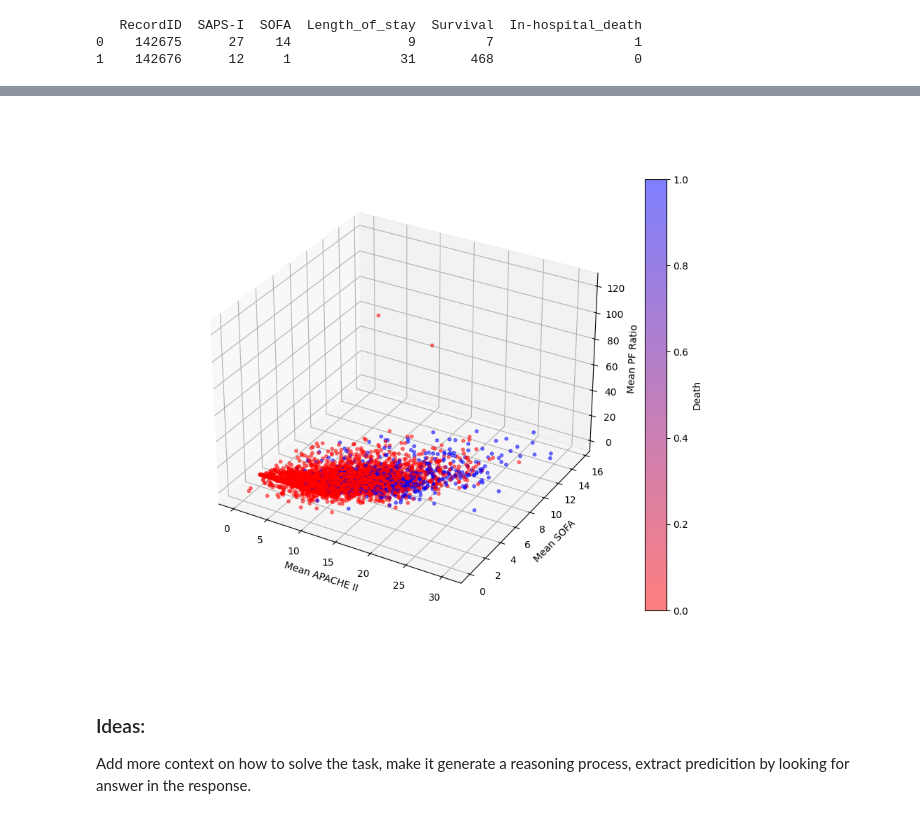
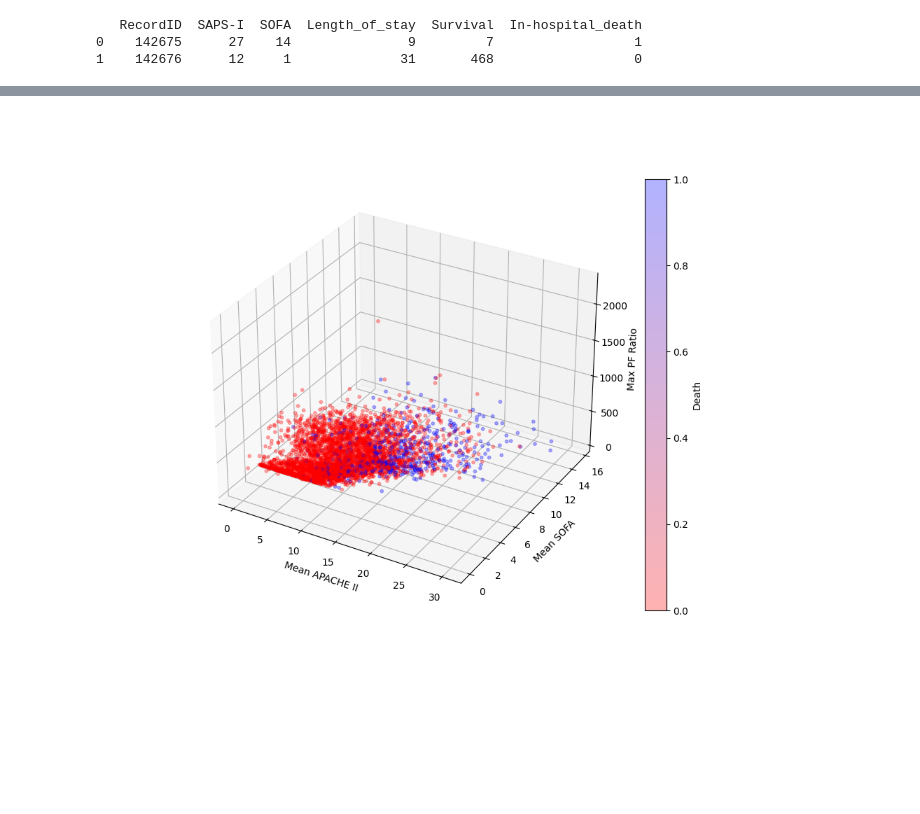
Before and after one commit to gardonig/hcml_projects, a Jupyter notebook: task_1/foundation_models.ipynb, the cells around one changed output, grey strips where cells are left out. Cells and saved outputs as stored; diff of their text form; code cells hidden in the pictures; blank space fills up the shorter version.

```diff
--- a/task_1/foundation_models.ipynb
+++ b/task_1/foundation_models.ipynb
@@ -509,24 +575,22 @@ plt.show()
 # %%
 from mpl_toolkits.mplot3d import Axes3D
 import matplotlib.colors as mcolors
 %matplotlib widget
 red_blue = mcolors.LinearSegmentedColormap.from_list('red_blue', ['red', 'blue'])
 
 plt.close()
 plt.close()
 
 df = pd.merge(finalDF, targetDF, on='PatientID', suffixes=('_pred', '_true'))
 fig = plt.figure(figsize=(10, 8))
 ax = fig.add_subplot(111, projection='3d')
-sc = ax.scatter(df['Mean_APACHE_II'], df['Mean_SOFA'], df['Max_PF_Ratio'], c=df['Death'], cmap=red_blue, alpha=0.5, s=10)
+sc = ax.scatter(df['Mean_APACHE_II'], df['Mean_SOFA'], df['Max_PF_Ratio'], c=df['Death'], cmap=red_blue, alpha=0.3, s=10)
 
 ax.set_xlabel('Mean APACHE II')
 ax.set_ylabel('Mean SOFA')
-ax.set_zlabel('Mean PF Ratio')
+ax.set_zlabel('Max PF Ratio')
 plt.colorbar(sc, label='Death')
 
 plt.show()
 # %% [output]
-[figure, old version]
+[figure, new version]
-# %% [markdown]
-<h3>Ideas:</h3> Add more context on how to solve the task, make it generate a reasoning process, extract predicition by looking for answer in the response.
```
Also changed, not shown: parts of 13 cells of this notebook.
